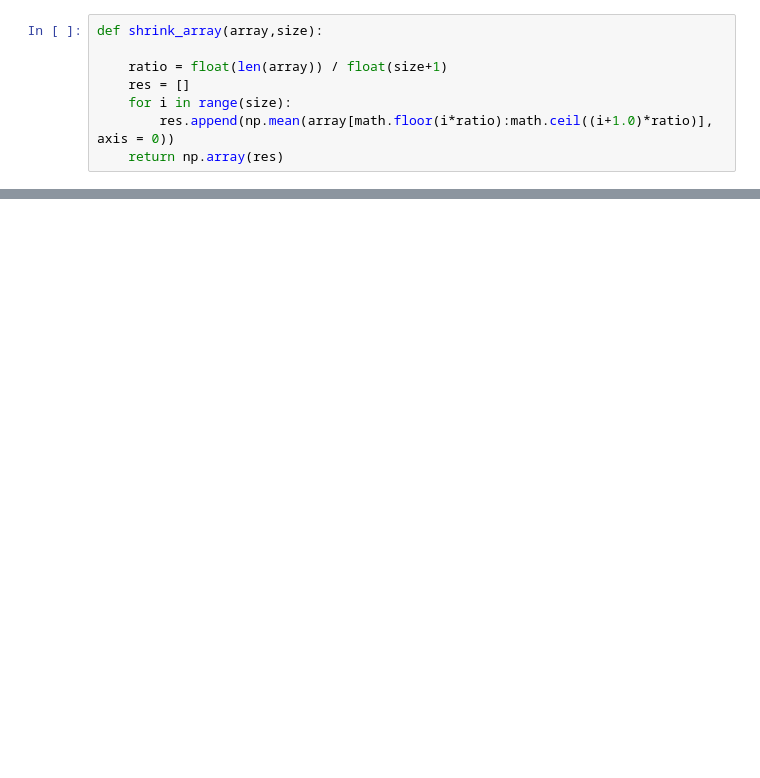
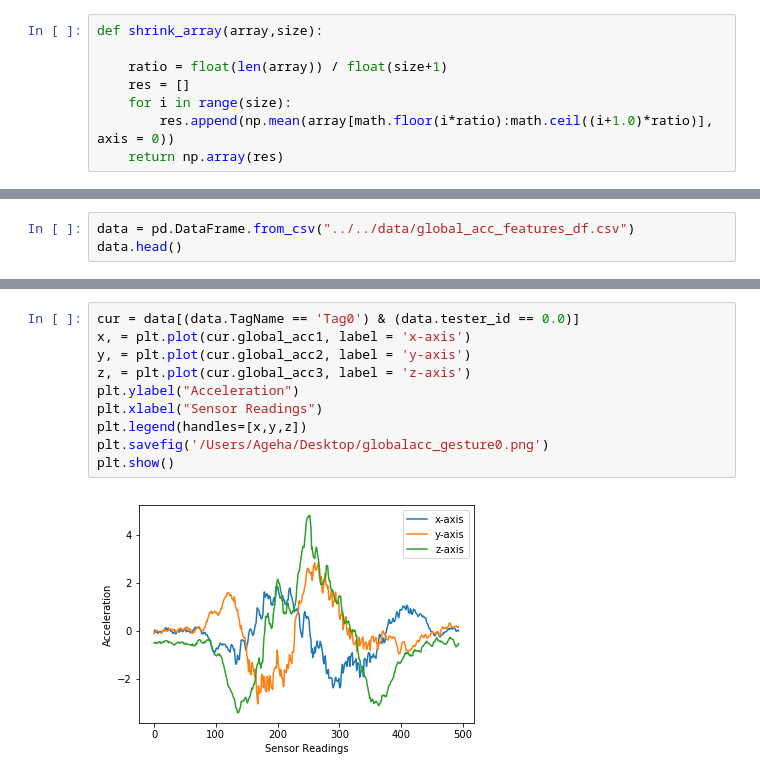
Before and after one commit to iamqingmei/Gesture-Prediction, a Jupyter notebook: python-src/pre-processing/Analysis.ipynb, the cells around one changed output, grey strips where cells are left out. Drawn from its saved outputs; the diff is of its cells as text; blank space fills up the shorter version.

```diff
--- a/python-src/pre-processing/Analysis.ipynb
+++ b/python-src/pre-processing/Analysis.ipynb
@@ -131,0 +81,3 @@ user0_action_1_acc.head()
+# %%
+data = pd.DataFrame.from_csv("../../data/global_acc_features_df.csv")
+data.head()
@@ -131,0 +91,12 @@ user0_action_1_acc.head()
+# %%
+cur = data[(data.TagName == 'Tag0') & (data.tester_id == 0.0)]
+x, = plt.plot(cur.global_acc1, label = 'x-axis')
+y, = plt.plot(cur.global_acc2, label = 'y-axis')
+z, = plt.plot(cur.global_acc3, label = 'z-axis')
+plt.ylabel("Acceleration")
+plt.xlabel("Sensor Readings")
+plt.legend(handles=[x,y,z])
+plt.savefig('/Users/Ageha/Desktop/globalacc_gesture0.png')
+plt.show()
+# %% [output]
+[figure, added]
```
Also changed, not shown: parts of 30 cells of this notebook, 25 other files.
